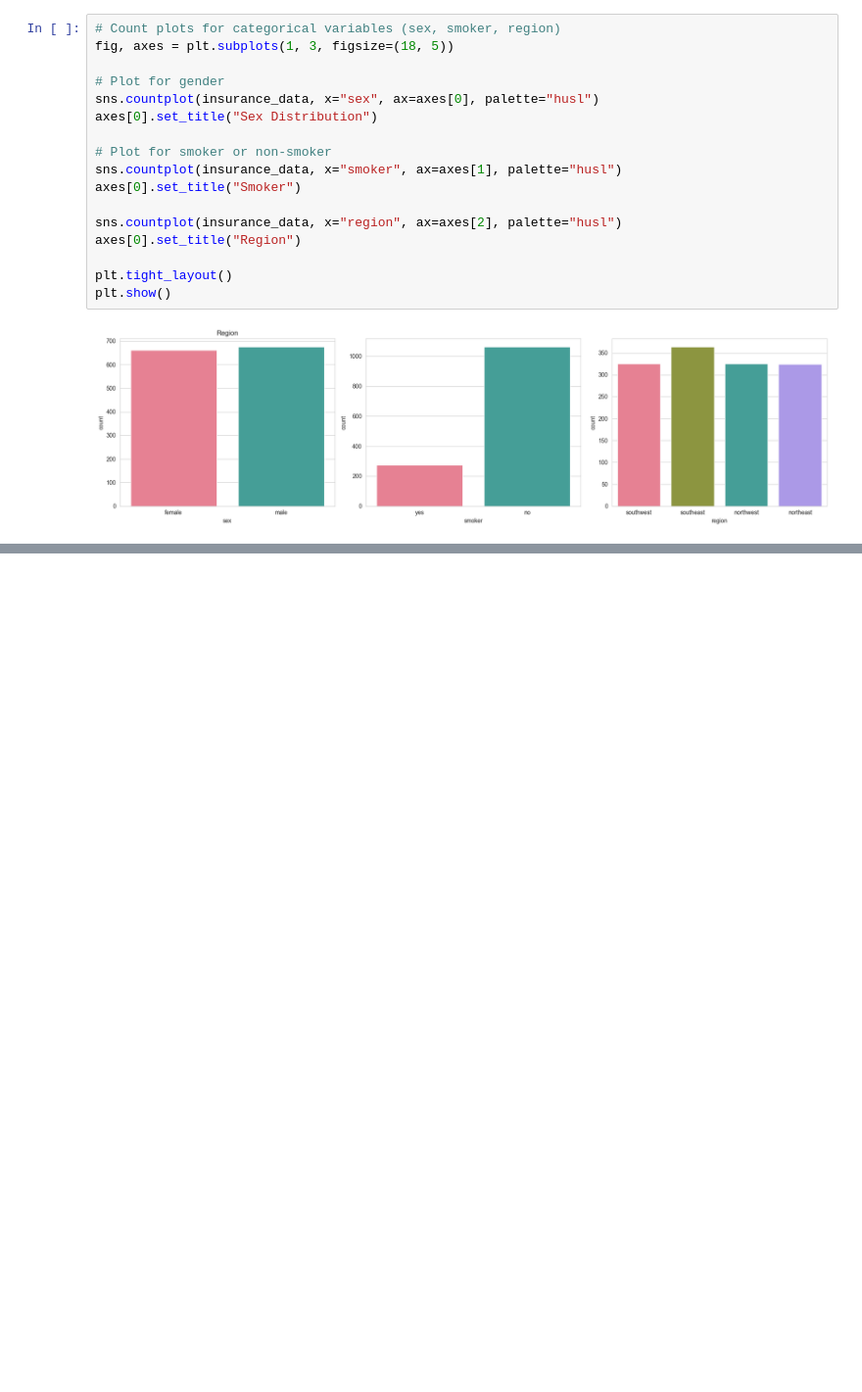
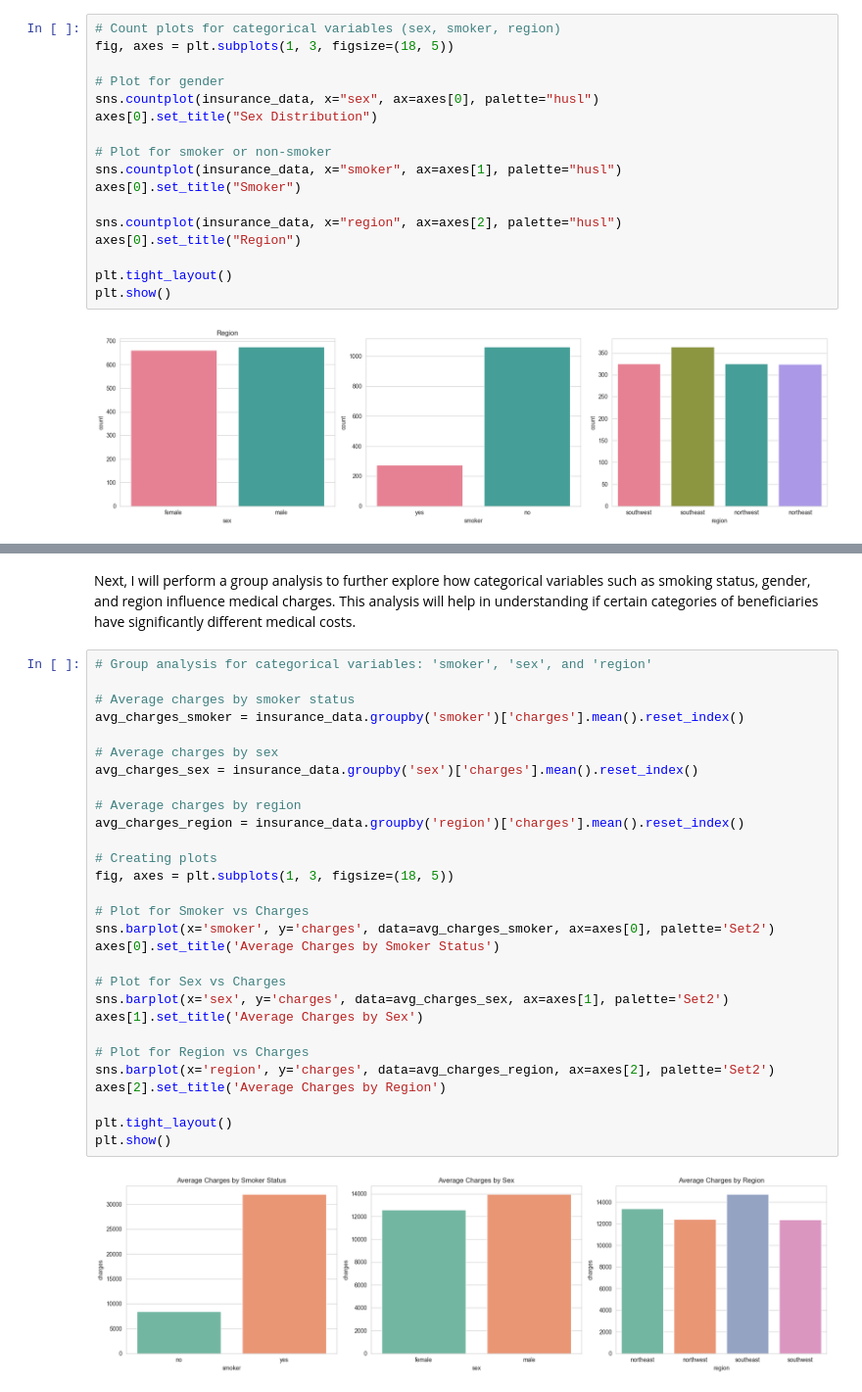
Before and after one commit to warumstefanie/datascience_portfolio, a Jupyter notebook: 1_us-medical-insurance-costs.ipynb, the cells around one changed output, grey strips where cells are left out. Shown at 98% size. Drawn from its saved outputs; the diff is of its cells as text; blank space fills up the shorter version.

```diff
--- a/1_us-medical-insurance-costs.ipynb
+++ b/1_us-medical-insurance-costs.ipynb
@@ -126,0 +165,33 @@ plt.show()
+# %% [markdown]
+Next, I will perform a group analysis to further explore how categorical variables such as smoking status, gender, and region influence medical charges. This analysis will help in understanding if certain categories of beneficiaries have significantly different medical costs.
+# %%
+# Group analysis for categorical variables: 'smoker', 'sex', and 'region'
+
+# Average charges by smoker status
+avg_charges_smoker = insurance_data.groupby('smoker')['charges'].mean().reset_index()
+
+# Average charges by sex
+avg_charges_sex = insurance_data.groupby('sex')['charges'].mean().reset_index()
+
+# Average charges by region
+avg_charges_region = insurance_data.groupby('region')['charges'].mean().reset_index()
+
+# Creating plots
+fig, axes = plt.subplots(1, 3, figsize=(18, 5))
+
+# Plot for Smoker vs Charges
+sns.barplot(x='smoker', y='charges', data=avg_charges_smoker, ax=axes[0], palette='Set2')
+axes[0].set_title('Average Charges by Smoker Status')
+
+# Plot for Sex vs Charges
+sns.barplot(x='sex', y='charges', data=avg_charges_sex, ax=axes[1], palette='Set2')
+axes[1].set_title('Average Charges by Sex')
+
+# Plot for Region vs Charges
+sns.barplot(x='region', y='charges', data=avg_charges_region, ax=axes[2], palette='Set2')
+axes[2].set_title('Average Charges by Region')
+
+plt.tight_layout()
+plt.show()
+# %% [output]
+[figure, added]
```
Also changed, not shown: parts of 13 cells of this notebook, 1 other file.
